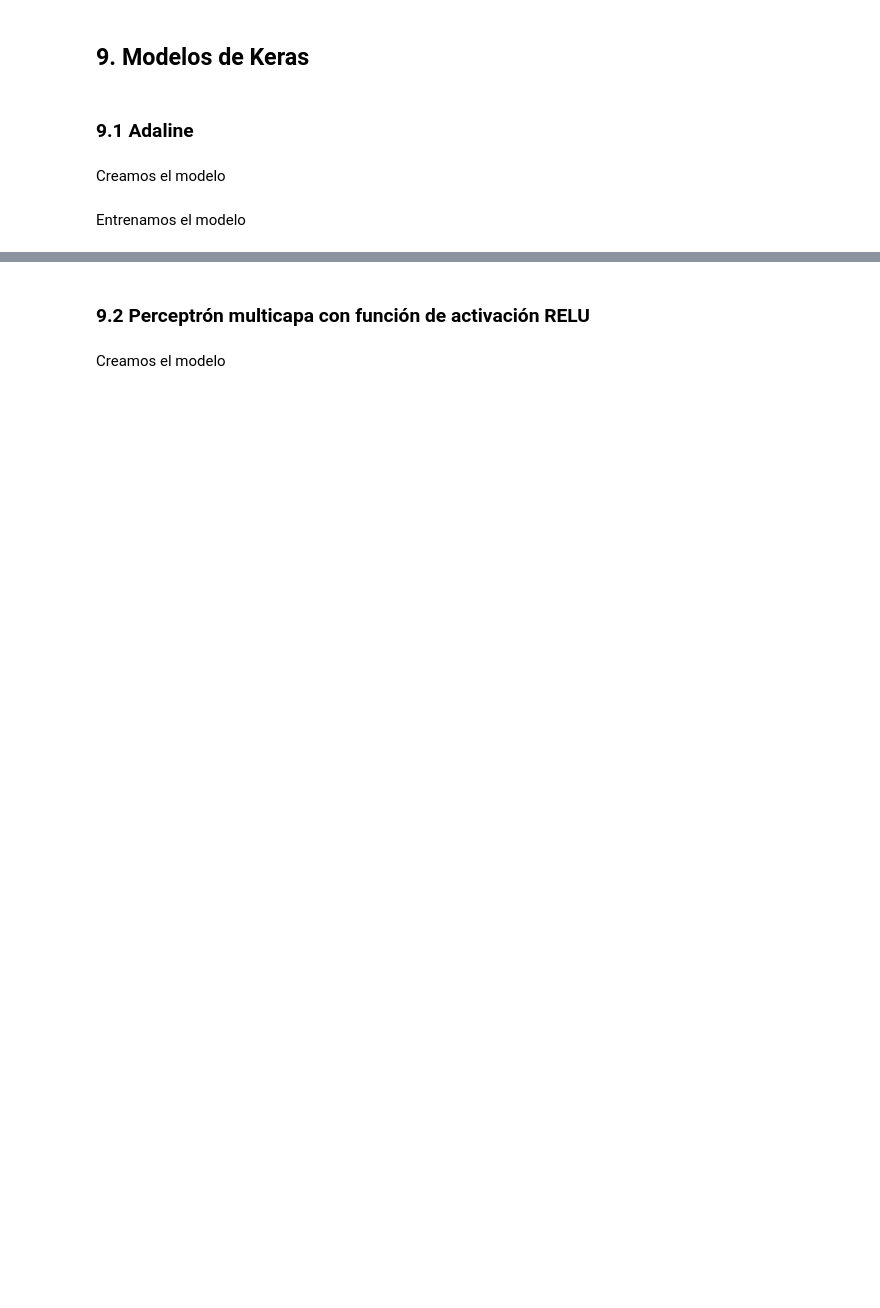
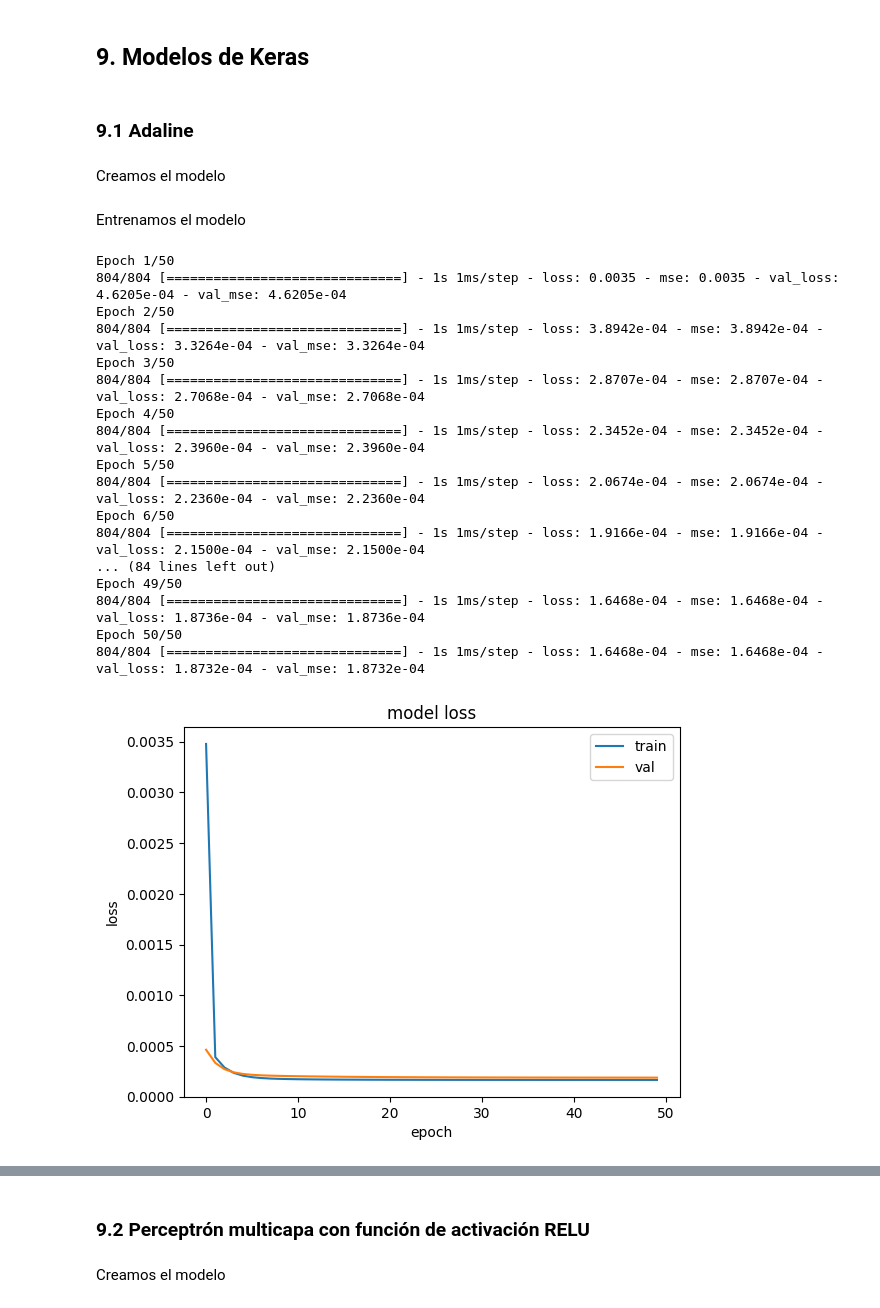
Before and after one commit to cabamarcos/Gas-Turbine-Emission-Prediction, a Jupyter notebook: P1_RRNN.ipynb, the cells around one changed output, grey strips where cells are left out. Drawn from its saved outputs; the diff is of its cells as text; code cells hidden in the pictures; blank space fills up the shorter version.

```diff
--- a/P1_RRNN.ipynb
+++ b/P1_RRNN.ipynb
@@ -180,5 +180,15 @@ for columna in X_train:
   # Conjunto de test
   X_test[columna] = (X_test[columna] - min)/(max - min)
 
-X_validation
+y_min = y_train.min()
+y_max = y_train.max()
+# Conjunto de entrenamiento
+y_train = (y_train - y_min)/(y_max - y_min)
+# Conjunto de validación
+y_validation = (y_validation - y_min)/(y_max - y_min)
+# Conjunto de test
+y_test = (y_test - y_min)/(y_max - y_min)
+
+
+y_test
 # %% [output]
@@ -425,29 +453,46 @@ Entrenamos el modelo
 # %%
 # CONFIGURAR MODELO Y ENTRENAMIENTO
 lr = 0.2 # razon de aprendizaje
 epochs = 50 # numero de ciclos que se quiere realizar en el entrenamiento
 batch_size=32 # ¡¡¡¡¡¡ no cambiar este valor !!!!!!!!!!!!!!
 # Para poder ver la curva de validación hay que poner validation_freq=1. Tarda más
 model_adaline.compile(loss='mean_squared_error', optimizer=tf.keras.optimizers.SGD(learning_rate=lr, momentum=0), metrics=['mse'] )
 historico = model_adaline.fit(X_train, y_train, epochs=epochs, batch_size=batch_size, verbose=1, validation_data=(X_validation,y_validation),
 shuffle=False, validation_freq=1)
 
 # Calcula RMSE
 mse = historico.history['val_mse']  # Obtiene el MSE de la historia
-rmse = np.sqrt(mse)  # Calcula la raíz cuadrada para obtener el RMSE
-
 
 plt.plot(historico.history['loss'])
 plt.plot(historico.history['val_loss'])
 plt.title('model loss')
 plt.ylabel('loss')
 plt.xlabel('epoch')
 plt.legend(['train', 'val'], loc='upper right')
 plt.show()
 
 # Plotea el RMSE
-plt.plot(rmse)
-plt.title('RMSE en función de las épocas')
-plt.ylabel('RMSE')
+plt.plot(mse)
+plt.title('MSE en función de las épocas')
+plt.ylabel('MSE')
 plt.xlabel('época')
 plt.show()
+# %% [output]
+Epoch 1/50
+804/804 [==============================] - 1s 1ms/step - loss: 0.0035 - mse: 0.0035 - val_loss: 4.6205e-04 - val_mse: 4.6205e-04
+Epoch 2/50
+804/804 [==============================] - 1s 1ms/step - loss: 3.8942e-04 - mse: 3.8942e-04 - val_loss: 3.3264e-04 - val_mse: 3.3264e-04
+Epoch 3/50
+804/804 [==============================] - 1s 1ms/step - loss: 2.8707e-04 - mse: 2.8707e-04 - val_loss: 2.7068e-04 - val_mse: 2.7068e-04
+Epoch 4/50
+804/804 [==============================] - 1s 1ms/step - loss: 2.3452e-04 - mse: 2.3452e-04 - val_loss: 2.3960e-04 - val_mse: 2.3960e-04
+Epoch 5/50
+804/804 [==============================] - 1s 1ms/step - loss: 2.0674e-04 - mse: 2.0674e-04 - val_loss: 2.2360e-04 - val_mse: 2.2360e-04
+Epoch 6/50
+804/804 [==============================] - 1s 1ms/step - loss: 1.9166e-04 - mse: 1.9166e-04 - val_loss: 2.1500e-04 - val_mse: 2.1500e-04
+... (84 lines left out)
+Epoch 49/50
+804/804 [==============================] - 1s 1ms/step - loss: 1.6468e-04 - mse: 1.6468e-04 - val_loss: 1.8736e-04 - val_mse: 1.8736e-04
+Epoch 50/50
+804/804 [==============================] - 1s 1ms/step - loss: 1.6468e-04 - mse: 1.6468e-04 - val_loss: 1.8732e-04 - val_mse: 1.8732e-04
+[figure, added]
```
Also changed, not shown: parts of 15 cells of this notebook.
